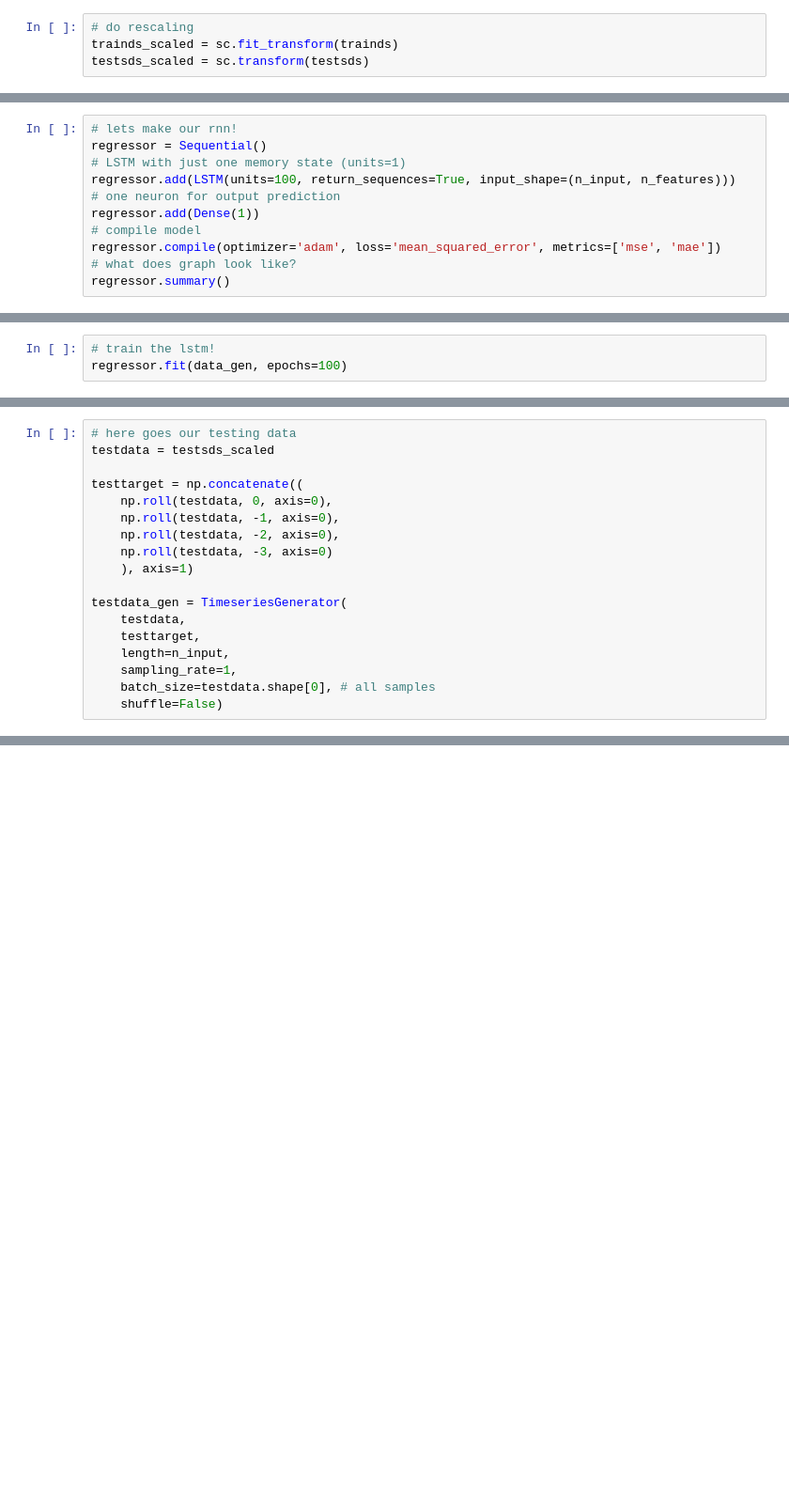
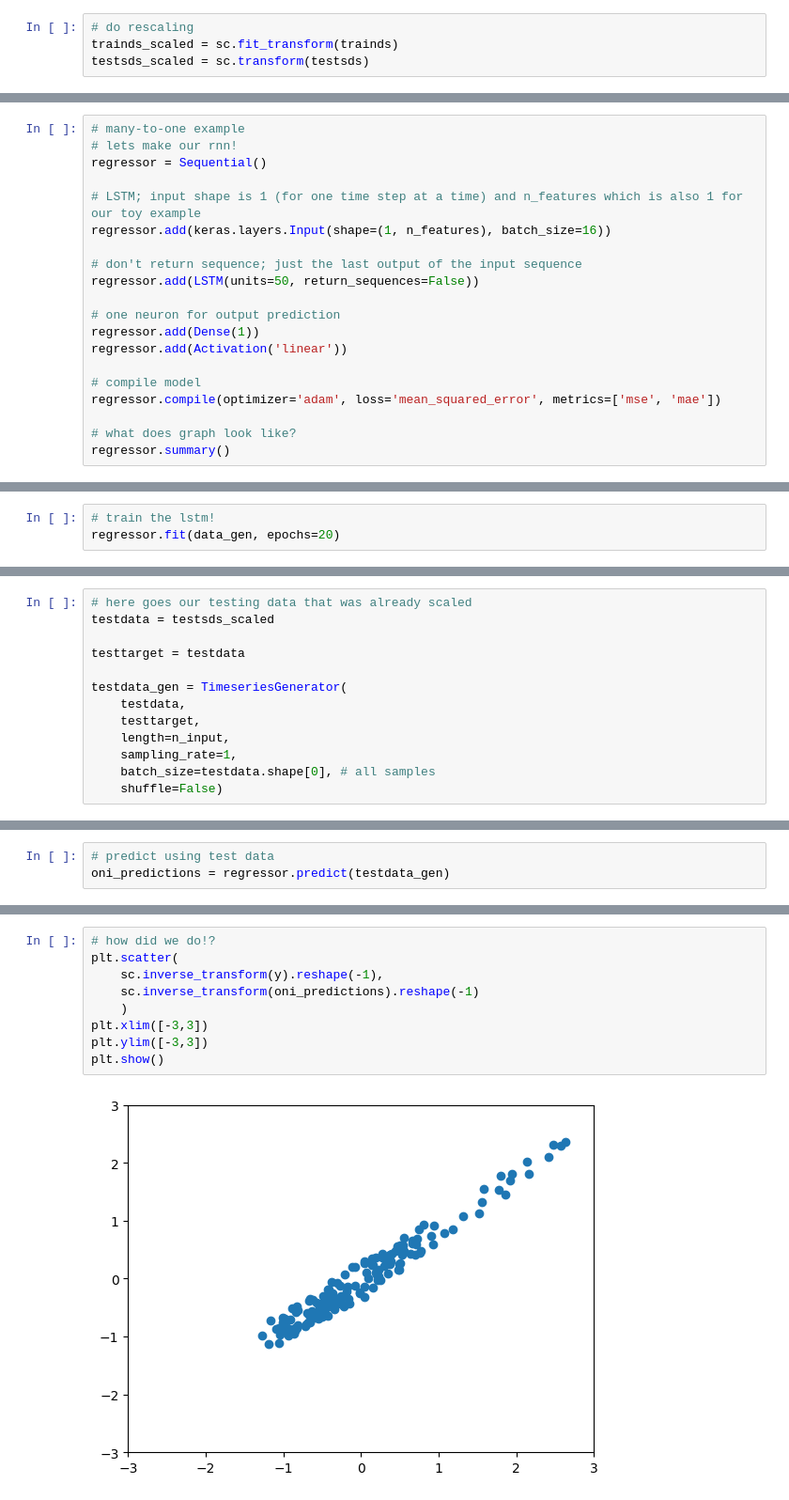
Before and after one commit to mariajmolina/UMDAOSC650, a Jupyter notebook: firstrnn.ipynb, the cells around one changed output, grey strips where cells are left out. Shown at 94% size. Cells and saved outputs as stored; diff of their text form; blank space fills up the shorter version.

```diff
--- a/firstrnn.ipynb
+++ b/firstrnn.ipynb
@@ -117,12 +135,21 @@ print(x.shape, y.shape)
 # %%
+# many-to-one example
 # lets make our rnn!
 regressor = Sequential()
-# LSTM with just one memory state (units=1)
-regressor.add(LSTM(units=100, return_sequences=True, input_shape=(n_input, n_features)))
+
+# LSTM; input shape is 1 (for one time step at a time) and n_features which is also 1 for our toy example
+regressor.add(keras.layers.Input(shape=(1, n_features), batch_size=16))
+
+# don't return sequence; just the last output of the input sequence
+regressor.add(LSTM(units=50, return_sequences=False))
+
 # one neuron for output prediction
 regressor.add(Dense(1))
+regressor.add(Activation('linear'))
+
 # compile model
 regressor.compile(optimizer='adam', loss='mean_squared_error', metrics=['mse', 'mae'])
+
 # what does graph look like?
 regressor.summary()
 # %% [output]
@@ -141,5 +170,5 @@ Non-trainable params: 0 (0.00 Byte)
 _________________________________________________________________
 # %%
 # train the lstm!
-regressor.fit(data_gen, epochs=100)
+regressor.fit(data_gen, epochs=20)
 # %% [output]
@@ -163,14 +192,9 @@ Epoch 100/100
 <keras.src.callbacks.History at 0x...>
 # %%
-# here goes our testing data
+# here goes our testing data that was already scaled
 testdata = testsds_scaled
 
-testtarget = np.concatenate((
-    np.roll(testdata, 0, axis=0),
-    np.roll(testdata, -1, axis=0),
-    np.roll(testdata, -2, axis=0),
-    np.roll(testdata, -3, axis=0)
-    ), axis=1)
+testtarget = testdata
 
 testdata_gen = TimeseriesGenerator(
     testdata,
@@ -193,0 +218,3 @@ print(x.shape, y.shape)
+# %%
+# predict using test data
+oni_predictions = regressor.predict(testdata_gen)
@@ -193,0 +228,11 @@ print(x.shape, y.shape)
+# %%
+# how did we do!?
+plt.scatter(
+    sc.inverse_transform(y).reshape(-1),
+    sc.inverse_transform(oni_predictions).reshape(-1)
+    )
+plt.xlim([-3,3])
+plt.ylim([-3,3])
+plt.show()
+# %% [output]
+[figure, added]
```
Also changed, not shown: parts of 26 cells of this notebook.
